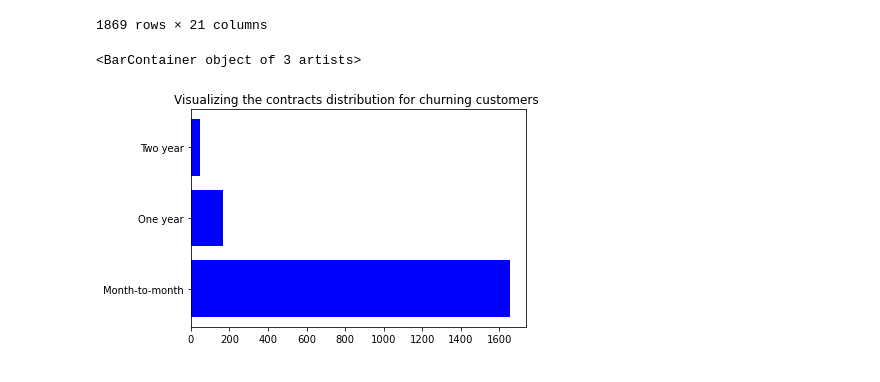
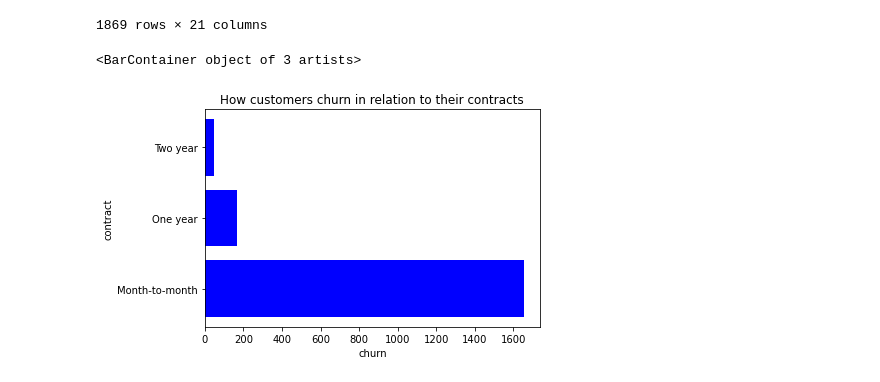
Before and after one commit to Hervnzig/machine_learning_model, a Jupyter notebook: source_code.ipynb, the cells around one changed output. Cells and saved outputs as stored; diff of their text form; code cells hidden in the pictures.

```diff
--- a/source_code.ipynb
+++ b/source_code.ipynb
@@ -226,10 +241,11 @@ df_customer_churn
 1869 rows × 21 columns
 # %%
 churn_in_time = df_customer_churn.pivot_table('Churn', index = 'Contract',aggfunc='count')
-plt.title('Visualizing the contracts distribution for churning customers ')
-
+plt.title('How customers churn in relation to their contracts', fontsize=12, ha='center')
+plt.xlabel('churn')
+plt.ylabel("contract")
 
 plt.barh(churn_in_time.index, churn_in_time['Churn'], color='blue', align='center')
 # %% [output]
 <BarContainer object of 3 artists>
-[figure, old version]
+[figure, new version]
```
Also changed, not shown: parts of 14 cells of this notebook.
